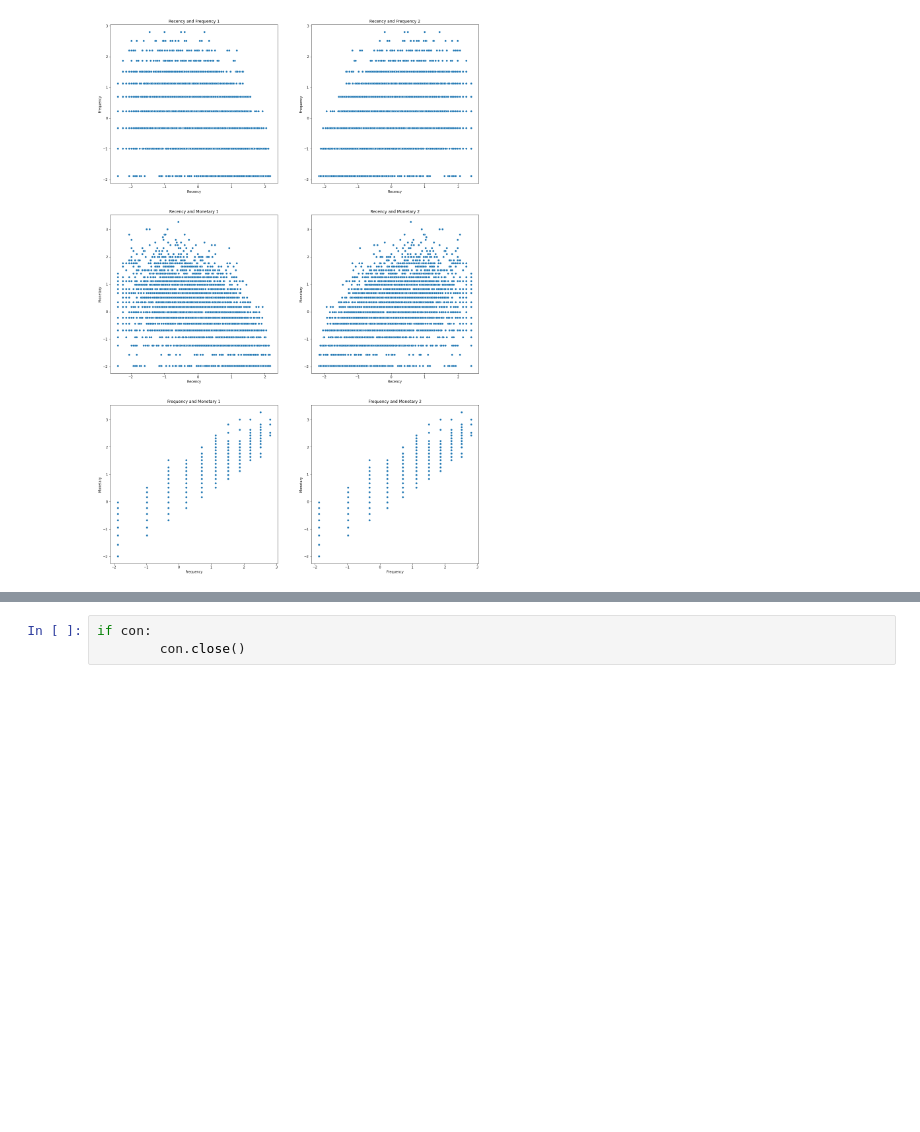
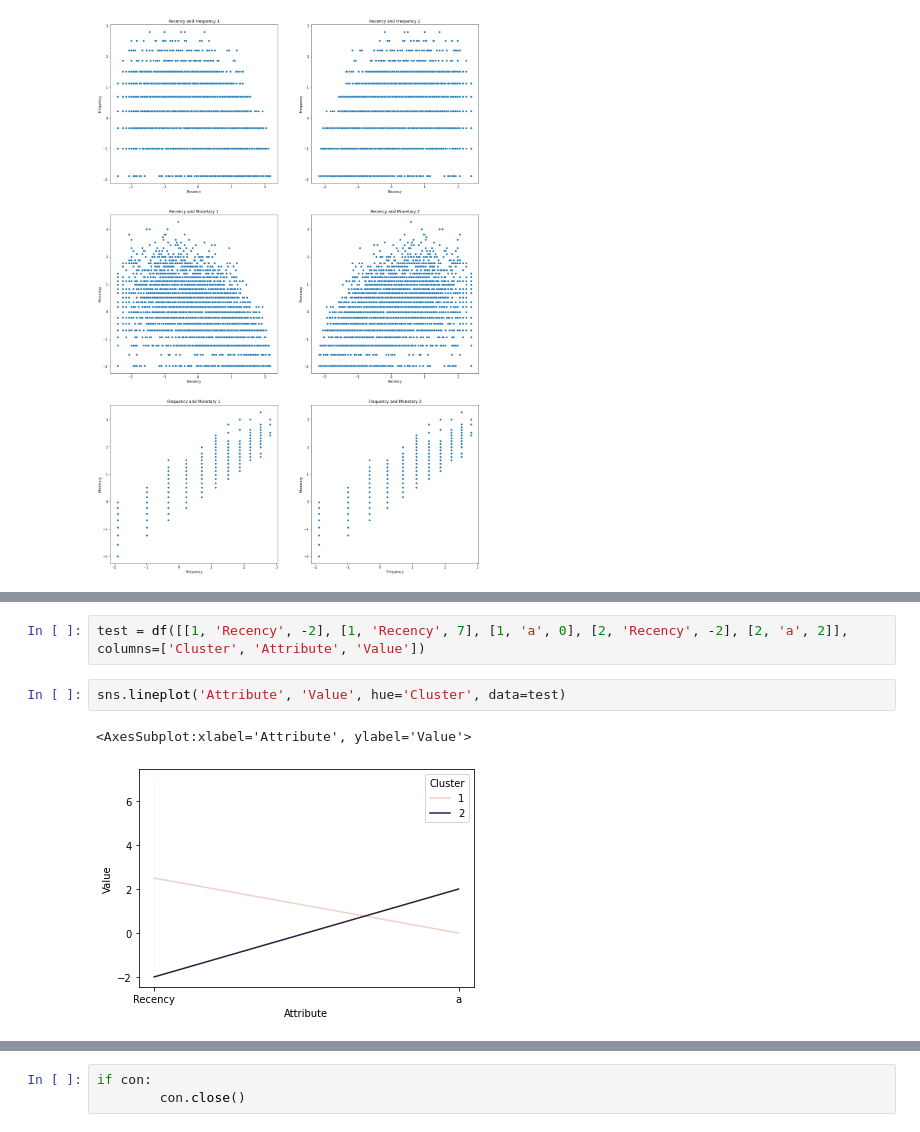
Before and after one commit to khalilvandian/Grocery_Store, a Jupyter notebook: GroceryStore_Analysis.ipynb, the cells around one changed output, grey strips where cells are left out. Cells and saved outputs as stored; diff of their text form; blank space fills up the shorter version.

```diff
--- a/GroceryStore_Analysis.ipynb
+++ b/GroceryStore_Analysis.ipynb
@@ -368,0 +389,7 @@ sns.lineplot('Attribute', 'Value', hue='Cluster', data=df_nor_melt)
+# %%
+test = df([[1, 'Recency', -2], [1, 'Recency', 7], [1, 'a', 0], [2, 'Recency', -2], [2, 'a', 2]], columns=['Cluster', 'Attribute', 'Value'])
+# %%
+sns.lineplot('Attribute', 'Value', hue='Cluster', data=test)
+# %% [output]
+<AxesSubplot:xlabel='Attribute', ylabel='Value'>
+[figure, added]
```
Also changed, not shown: parts of 10 cells of this notebook, 8 other files.
